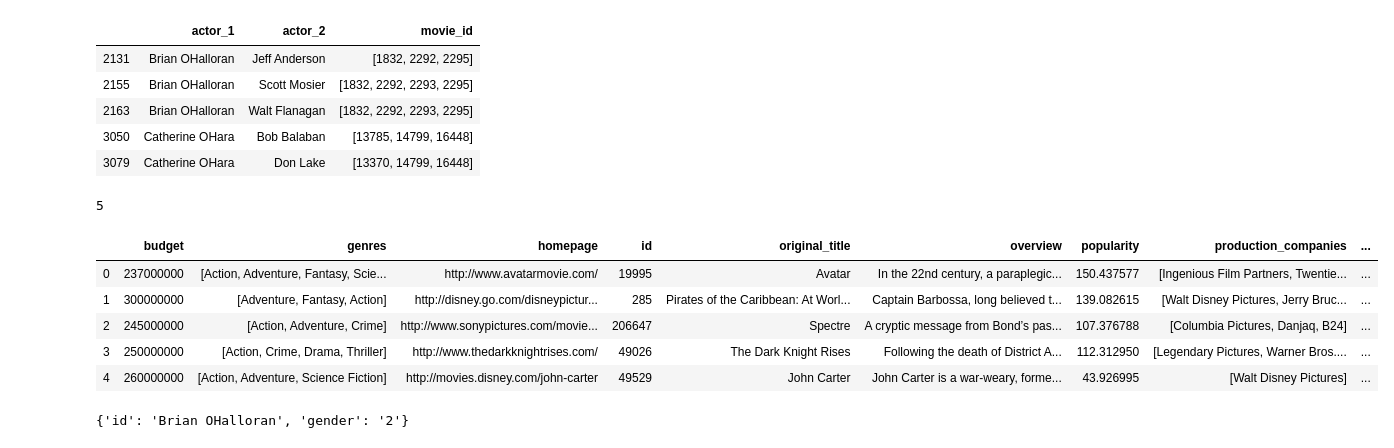
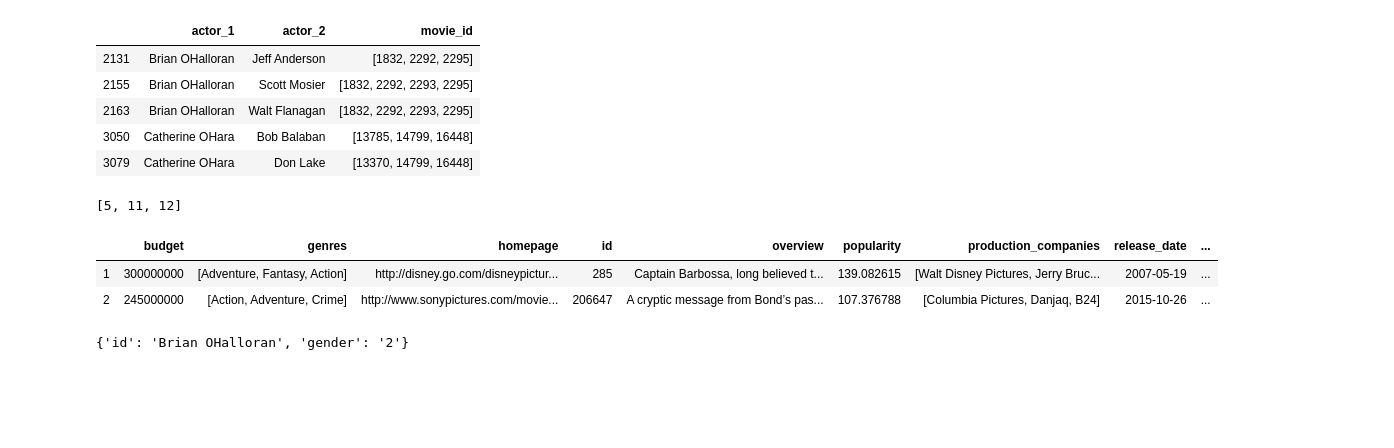
Before and after one commit to com-480-data-visualization/com-480-project-vizzybussy, a Jupyter notebook: prepare_data_network.ipynb, the cells around one changed output. Drawn from its saved outputs; the diff is of its cells as text; code cells hidden in the pictures; blank space fills up the shorter version.

```diff
--- a/prepare_data_network.ipynb
+++ b/prepare_data_network.ipynb
@@ -161,42 +154,39 @@ def get_unique_movies(n):
     for x in filter_num_common_movies(n)['movie_id']:
         slist.extend(x)
     return sorted(list(set(slist)))
-get_unique_movies(3)[0]
+get_unique_movies(3)[:3]
 # %% [output]
-5
+[5, 11, 12]
 # %%
 def parse_genres(genres):
     L=[]
     for genre in genres:
         L.append(genre['name'])
     if len(L) == 0:
         return np.nan
     return L
 
 def parse_production_companies(prod_companies):
     L=[]
     for company in prod_companies:
         L.append(company['name'])
     if len(L) == 0:
         return np.nan
     return L
 
 def get_movies_info(n):
     """ Return info for movies with n common movies. """
     movies_to_keep = get_unique_movies(n)
     temp_df = tmdb_movies[tmdb_movies['id'].isin(movies_to_keep)]
-    temp_df.drop(columns=['original_language', 'keywords', 'production_countries', 'spoken_languages', 'status', 'title'], inplace=True)
+    temp_df.drop(columns=['original_language', 'keywords', 'production_countries', 'spoken_languages', 'status', 'original_title'], inplace=True)
     temp_df["genres"] = temp_df.genres.apply(lambda x: parse_genres(literal_eval(x)))
     temp_df["production_companies"] = temp_df.production_companies.apply(lambda x: parse_genres(literal_eval(x)))
     return temp_df
-get_movies_info(2).head()
+get_movies_info(3).head(2)
 # %% [output]
-|  | budget | genres | homepage | id | original_title | overview | popularity | production_companies | ... |
-| 0 | 237000000 | [Action, Adventure, Fantasy, Scie... | http://www.avatarmovie.com/ | 19995 | Avatar | In the 22nd century, a paraplegic... | 150.437577 | [Ingenious Film Partners, Twentie... | ... |
-| 1 | 300000000 | [Adventure, Fantasy, Action] | http://disney.go.com/disneypictur... | 285 | Pirates of the Caribbean: At Worl... | Captain Barbossa, long believed t... | 139.082615 | [Walt Disney Pictures, Jerry Bruc... | ... |
-| 2 | 245000000 | [Action, Adventure, Crime] | http://www.sonypictures.com/movie... | 206647 | Spectre | A cryptic message from Bond’s pas... | 107.376788 | [Columbia Pictures, Danjaq, B24] | ... |
-| 3 | 250000000 | [Action, Crime, Drama, Thriller] | http://www.thedarkknightrises.com/ | 49026 | The Dark Knight Rises | Following the death of District A... | 112.312950 | [Legendary Pictures, Warner Bros.... | ... |
-| 4 | 260000000 | [Action, Adventure, Science Fiction] | http://movies.disney.com/john-carter | 49529 | John Carter | John Carter is a war-weary, forme... | 43.926995 | [Walt Disney Pictures] | ... |
+|  | budget | genres | homepage | id | overview | popularity | production_companies | release_date | ... |
+| 1 | 300000000 | [Adventure, Fantasy, Action] | http://disney.go.com/disneypictur... | 285 | Captain Barbossa, long believed t... | 139.082615 | [Walt Disney Pictures, Jerry Bruc... | 2007-05-19 | ... |
+| 2 | 245000000 | [Action, Adventure, Crime] | http://www.sonypictures.com/movie... | 206647 | A cryptic message from Bond’s pas... | 107.376788 | [Columbia Pictures, Danjaq, B24] | 2015-10-26 | ... |
 # %%
 def make_nodes(n):
     """ Return nodes field. """
```
Also changed, not shown: parts of 3 cells of this notebook, 21 other files.
